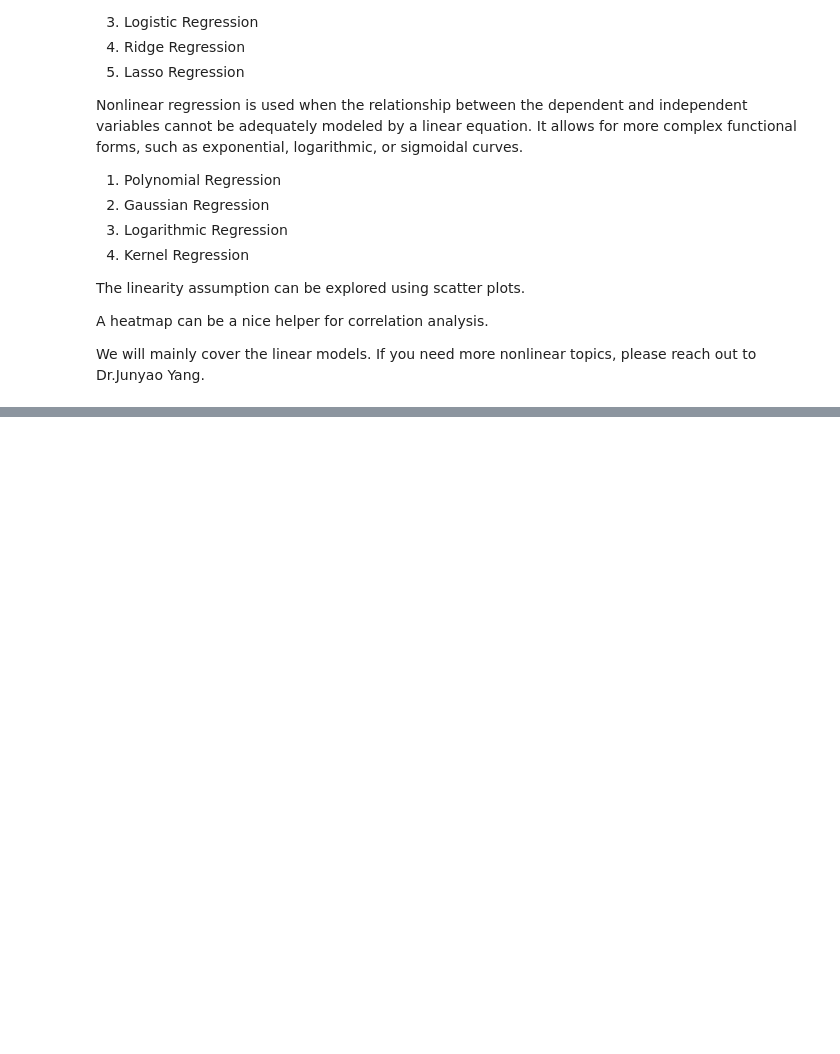
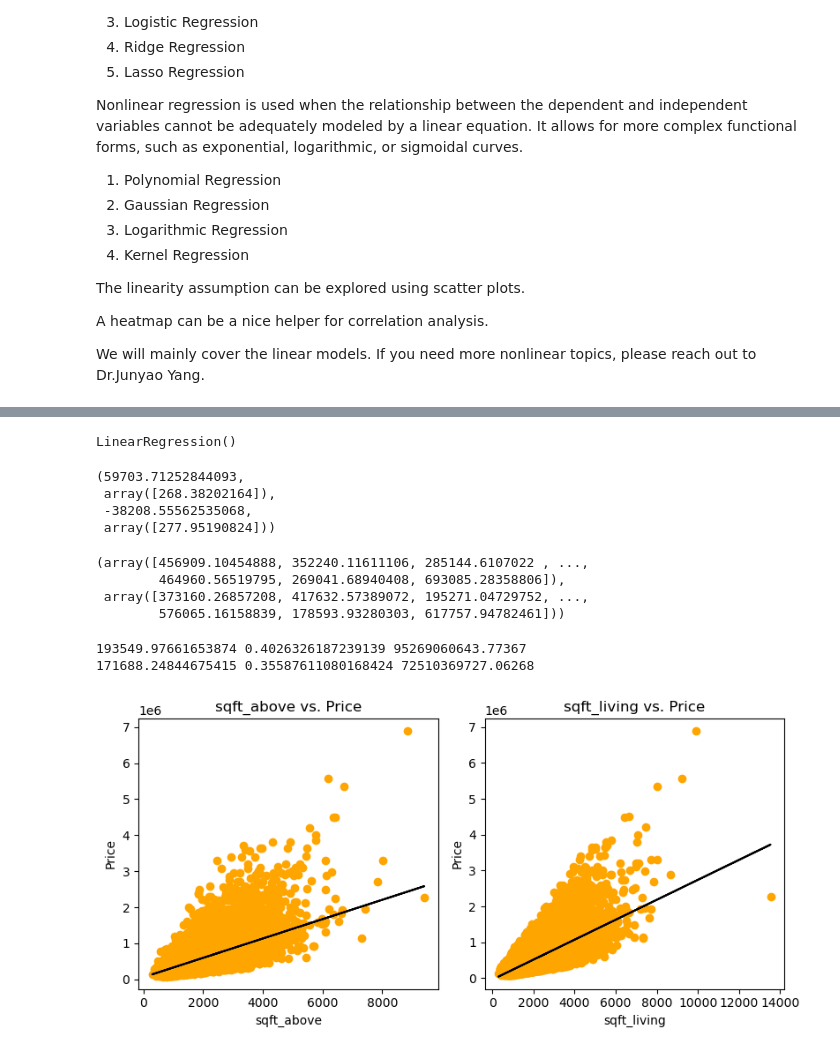
Before and after one commit to jzy0040/PythonIntroAndDataModeling, a Jupyter notebook: notebooks/RegressionAnalysis.ipynb, the cells around one changed output, grey strips where cells are left out. Cells and saved outputs as stored; diff of their text form; code cells hidden in the pictures; blank space fills up the shorter version.

```diff
--- a/notebooks/RegressionAnalysis.ipynb
+++ b/notebooks/RegressionAnalysis.ipynb
@@ -38,0 +71,12 @@ We will mainly cover the linear models. If you need more nonlinear topics, pleas
+# %%
+### Normally, we will split the data to train set and test set.
+### We will use the train set to build the regression model.
+### And the test set is used to verify the model.
+
+# scikit-learn (formerly scikits.learn and also known as sklearn) is a free software machine learning library for the Python programming language.
+# It features various classification, regression and clustering algorithms including support-vector machines,
+# random forests, gradient boosting, k-means and DBSCAN, and is designed to interoperate with the Python numerical and scientific libraries NumPy and SciPy.
+
+from sklearn.model_selection import train_test_split
+X_train, X_test, y_train, y_test = train_test_split(df[['sqft_above', 'sqft_living']], df['price'], train_size = 0.8, random_state = 2024)
+X_train, X_test, y_train, y_test
@@ -38,0 +101,20 @@ We will mainly cover the linear models. If you need more nonlinear topics, pleas
+# %%
+from sklearn.linear_model import LinearRegression
+model_above = LinearRegression()
+model_living = LinearRegression()
+# %%
+### reshape your data
+# print(np.array(X_train['sqft_above']).reshape(-1, 1))
+
+# Step 6 : train or fit model
+model_above.fit(np.array(X_train['sqft_above']).reshape(-1, 1), y_train)
+model_living.fit(np.array(X_train['sqft_living']).reshape(-1, 1), y_train)
+# %% [output]
+LinearRegression()
+# %%
+model_above.intercept_, model_above.coef_, model_living.intercept_, model_living.coef_
+# %% [output]
+(59703.71252844093,
+ array([268.38202164]),
+ -38208.55562535068,
+ array([277.95190824]))
@@ -38,0 +125,40 @@ We will mainly cover the linear models. If you need more nonlinear topics, pleas
+# %%
+above_pred, living_pred
+# %% [output]
+(array([456909.10454888, 352240.11611106, 285144.6107022 , ...,
+        464960.56519795, 269041.68940408, 693085.28358806]),
+ array([373160.26857208, 417632.57389072, 195271.04729752, ...,
+        576065.16158839, 178593.93280303, 617757.94782461]))
+# %%
+from sklearn.metrics import mean_absolute_error, mean_absolute_percentage_error, mean_squared_error
+# above
+print(mean_absolute_error(y_test, above_pred), mean_absolute_percentage_error(y_test, above_pred), mean_squared_error(y_test, above_pred))
+# living
+print(mean_absolute_error(y_test, living_pred), mean_absolute_percentage_error(y_test, living_pred), mean_squared_error(y_test, living_pred))
+# %% [output]
+193549.97661653874 0.4026326187239139 95269060643.77367
+171688.24844675415 0.35587611080168424 72510369727.06268
+# %%
+# plot the regression model in the decision space.
+
+# scatter plot for sqft_lot and price
+fig, ax = plt.subplots(1, 2, figsize=(8, 4))
+
+# Plot for sqft_above
+ax[0].scatter(X_train['sqft_above'], y_train, color='orange')
+ax[0].plot(X_train['sqft_above'], model_above.predict(np.array(X_train['sqft_above']).reshape(-1, 1)), color='k')
+ax[0].set_title('sqft_above vs. Price')
+ax[0].set_xlabel('sqft_above')
+ax[0].set_ylabel('Price')
+
+# Plot for sqft_living
+ax[1].scatter(X_train['sqft_living'], y_train, color='orange')
+ax[1].plot(X_train['sqft_living'], model_living.predict(np.array(X_train['sqft_living']).reshape(-1, 1)), color='k')
+ax[1].set_title('sqft_living vs. Price')
+ax[1].set_xlabel('sqft_living')
+ax[1].set_ylabel('Price')
+
+plt.tight_layout()
+plt.show()
+# %% [output]
+[figure, added]
```
Also changed, not shown: parts of 9 cells of this notebook.
